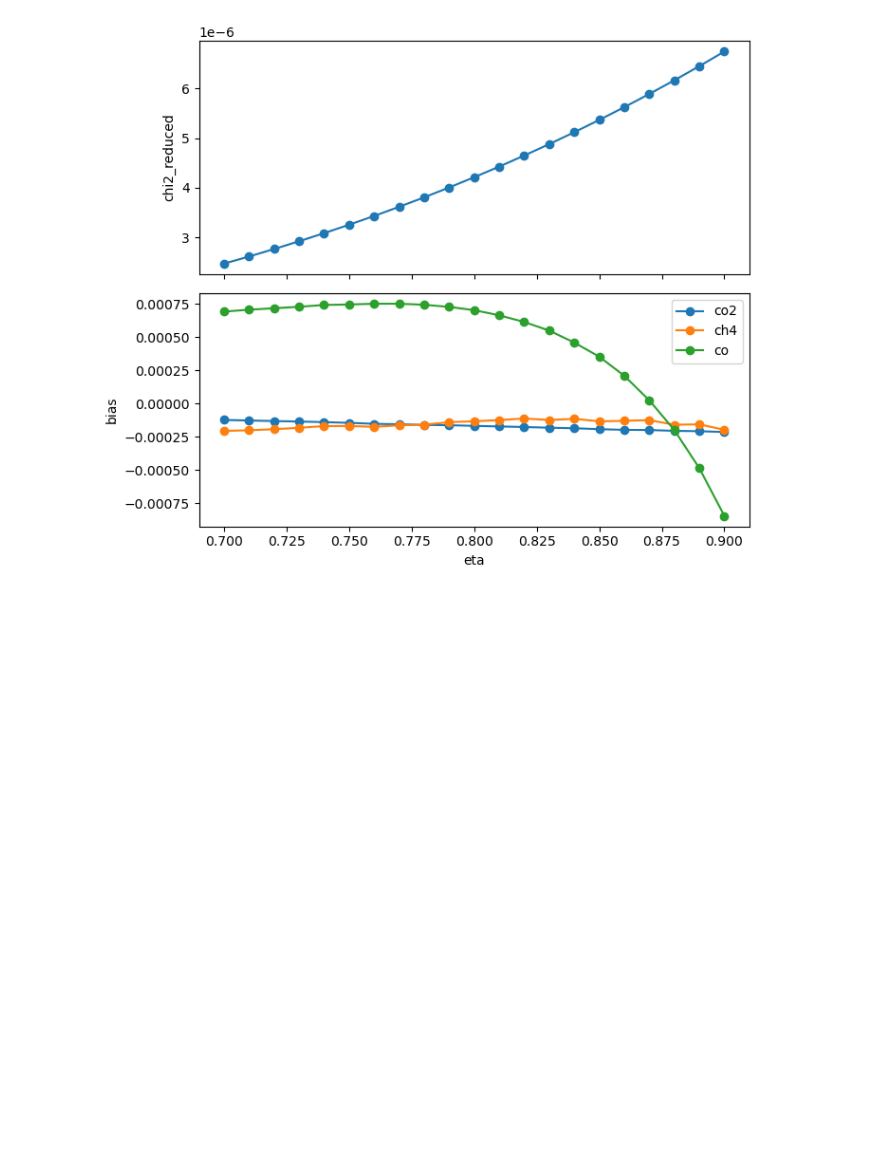
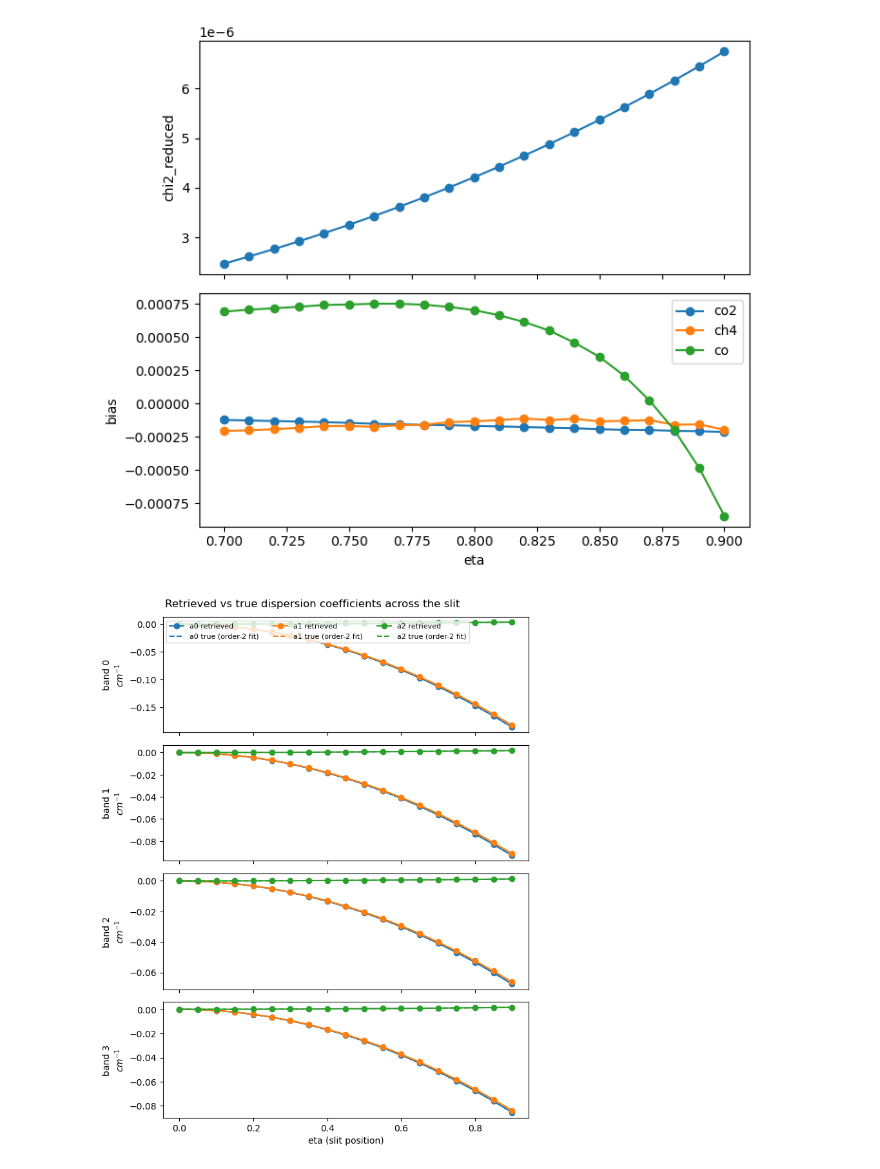
Before and after one commit to erselab/geocarb_simulator, a Jupyter notebook: compute_keystone_bias.ipynb, the cells around one changed output. Drawn from its saved outputs; the diff is of its cells as text; code cells hidden in the pictures; blank space fills up the shorter version.

Commit message:
keystone + smile bias testing

```diff
--- a/compute_keystone_bias.ipynb
+++ b/compute_keystone_bias.ipynb
@@ -178,3 +178,34 @@ ax[1].legend()
 plt.tight_layout()
 # %% [output]
 [figure]
+# %%
+# Retrieved dispersion coefficients vs slit position (coarse sweep, order-2),
+# compared to the analytic order-2 fit of the true smile+keystone dispersion
+# at the same eta -- checks that the retrieval is actually tracking the
+# right per-band dispersion curve rather than just zeroing the gas bias
+# via some other route.
+sv_ref = StateVector.gas_scaling(prior_albedo=albedo, prior_albedo_slope=np.zeros(nb),
+                                 gases=GASES, include_dispersion=True,
+                                 dispersion_order=2, dispersion_uncert=2.0)
+names    = sv_ref.names
+disp_idx = {name: names.index(name) for name in names if name.startswith('disp_')}
+
+etas_c = sorted(dct)
+ncoef  = 3   # a0, a1, a2 for order-2
+fig, axes = plt.subplots(nb, 1, sharex=True, figsize=(7, 2.2 * nb))
+for b in range(nb):
+    for k in range(ncoef):
+        name      = f'disp_a{k}_{b}'
+        ret_vals  = [dct[e][2].x_ret[disp_idx[name]] for e in etas_c]
+        true_vals = [smile_disp_coeffs(e, True, fit_order=2)[b][k] for e in etas_c]
+        axes[b].plot(etas_c, ret_vals,  'o-', color=f'C{k}',
+                     label=f'a{k} retrieved' if b == 0 else None)
+        axes[b].plot(etas_c, true_vals, '--', color=f'C{k}',
+                     label=f'a{k} true (order-2 fit)' if b == 0 else None)
+    axes[b].set_ylabel(f'band {b}\n$cm^{{-1}}$')
+axes[0].legend(fontsize=8, ncol=3, loc='upper left')
+axes[-1].set_xlabel('eta (slit position)')
+fig.suptitle('Retrieved vs true dispersion coefficients across the slit')
+plt.tight_layout()
+# %% [output]
+[figure, added]
```
Also changed, not shown: parts of 6 cells of this notebook, 3 other files.
